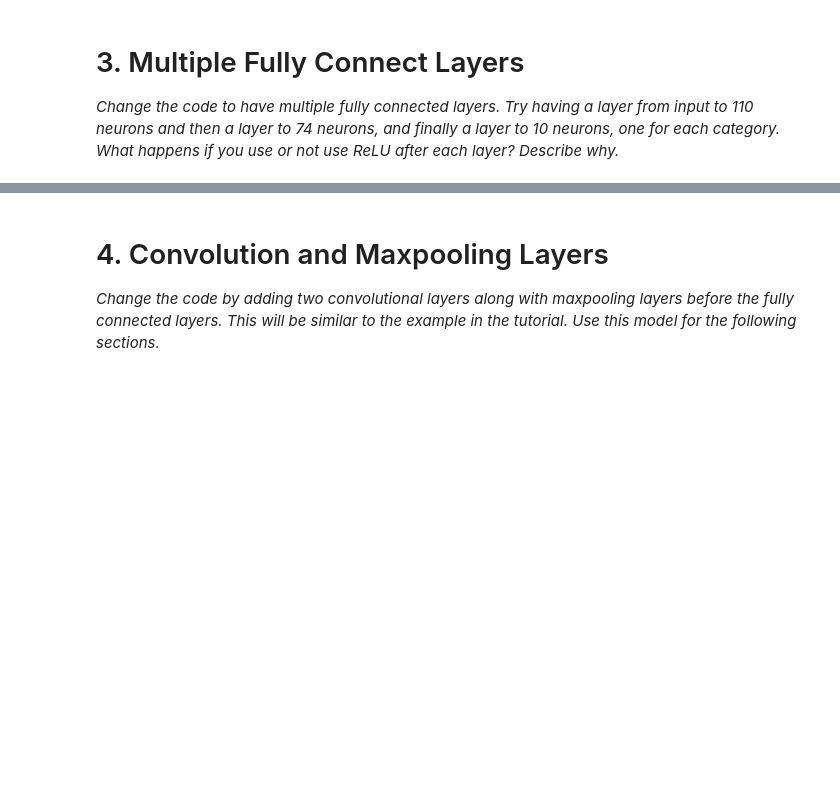
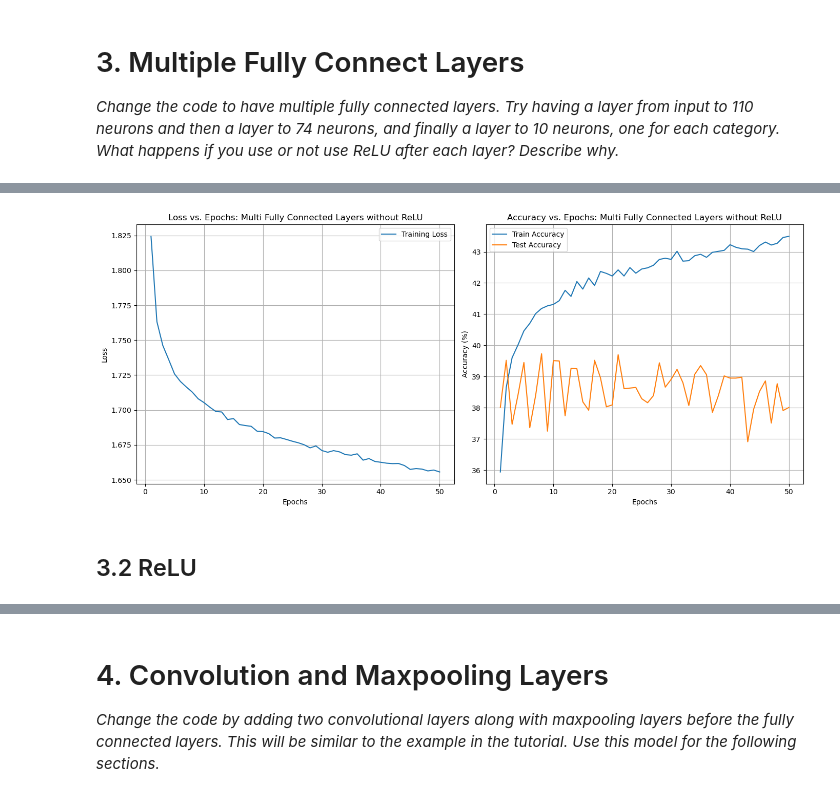
Before and after one commit to scalettar/ecs271, a Jupyter notebook: hw2/hw2.ipynb, the cells around one changed output, grey strips where cells are left out. Drawn from its saved outputs; the diff is of its cells as text; code cells hidden in the pictures; blank space fills up the shorter version.

```diff
--- a/hw2/hw2.ipynb
+++ b/hw2/hw2.ipynb
@@ -293,0 +326,28 @@ if you use or not use ReLU after each layer? Describe why.*
+# %%
+class MultiFCLayerNetNoReLU(nn.Module):
+    def __init__(self):
+        super(MultiFCLayerNetNoReLU, self).__init__()
+        self.fc1 = nn.Linear(3 * 32 * 32, 110)
+        self.fc2 = nn.Linear(110, 74)
+        self.fc3 = nn.Linear(74, 10)
+
+    def forward(self, x):
+        x = x.view(-1, 3 * 32 * 32)
+        x = self.fc1(x)
+        x = self.fc2(x)
+        x = self.fc3(x)
+        return x
+
+class MultiFCLayerNetReLU(nn.Module):
+    def __init__(self):
+        super(MultiFCLayerNetReLU, self).__init__()
+        self.fc1 = nn.Linear(3 * 32 * 32, 110)
+        self.fc2 = nn.Linear(110, 74)
+        self.fc3 = nn.Linear(74, 10)
+
+    def forward(self, x):
+        x = x.view(-1, 3 * 32 * 32)
+        x = F.relu(self.fc1(x))
+        x = F.relu(self.fc2(x))
+        x = self.fc3(x)
+        return x
@@ -293,0 +356,12 @@ if you use or not use ReLU after each layer? Describe why.*
+# %%
+net_no_relu = MultiFCLayerNetNoReLU()
+net_no_relu.to(device)
+
+criterion_no_relu = nn.CrossEntropyLoss()
+optimizer_no_relu = optim.SGD(net_no_relu.parameters(), lr=0.001, momentum=0.9)
+
+dataloader_no_relu, test_loader_no_relu = get_dataloaders(batch_size=4, num_workers=2)
+
+train_loss_no_relu, train_acc_no_relu, test_acc_no_relu = train_and_evaluate(
+    net_no_relu, dataloader_no_relu, test_loader_no_relu, criterion_no_relu, optimizer_no_relu, device, epochs=50)
+save_history("multi_fc_no_relu_history.pkl", train_loss_no_relu, train_acc_no_relu, test_acc_no_relu)
@@ -293,0 +386,6 @@ if you use or not use ReLU after each layer? Describe why.*
+# %%
+plot_results("Multi Fully Connected Layers without ReLU", train_loss_no_relu, train_acc_no_relu, test_acc_no_relu)
+# %% [output]
+[figure, added]
+# %% [markdown]
+## 3.2 ReLU
```
Also changed, not shown: parts of 21 cells of this notebook, 4 other files.
